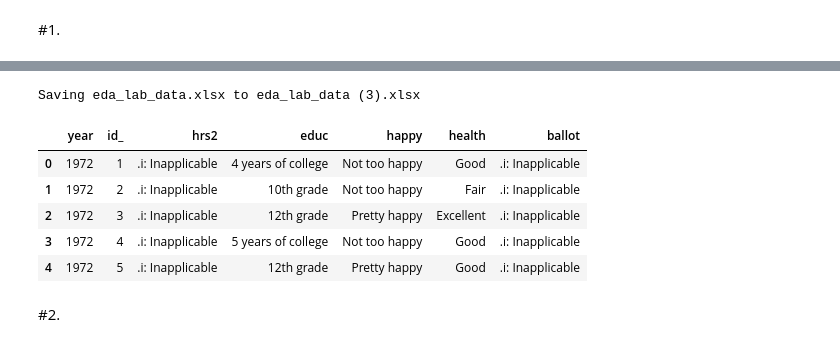
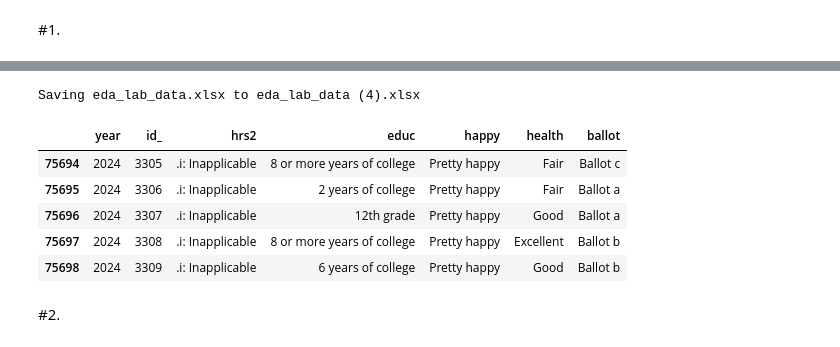
Before and after one commit to mchen899923/lab_eda, a Jupyter notebook: lab_notebook.ipynb, the cells around one changed output, grey strips where cells are left out. Drawn from its saved outputs; the diff is of its cells as text; code cells hidden in the pictures.

```diff
--- a/lab_notebook.ipynb
+++ b/lab_notebook.ipynb
@@ -22,19 +22,21 @@ For example, you might want to look at how aspects of a person's childhood famil
 # %%
 from google.colab import files
 import pandas as pd
 # Upload file(s)
 uploaded = files.upload() #downloaded 7 variables
 
 gss_df = pd.read_excel("eda_lab_data.xlsx") #loaded the data using Pandas (for number 3)
 gss_df.head()
+
+gss_df.tail()
 # %% [output]
 [interactive output not drawn]
-Saving eda_lab_data.xlsx to eda_lab_data (3).xlsx
+Saving eda_lab_data.xlsx to eda_lab_data (4).xlsx
 |  | year | id_ | hrs2 | educ | happy | health | ballot |
-| 0 | 1972 | 1 | .i: Inapplicable | 4 years of college | Not too happy | Good | .i: Inapplicable |
-| 1 | 1972 | 2 | .i: Inapplicable | 10th grade | Not too happy | Fair | .i: Inapplicable |
-| 2 | 1972 | 3 | .i: Inapplicable | 12th grade | Pretty happy | Excellent | .i: Inapplicable |
-| 3 | 1972 | 4 | .i: Inapplicable | 5 years of college | Not too happy | Good | .i: Inapplicable |
-| 4 | 1972 | 5 | .i: Inapplicable | 12th grade | Pretty happy | Good | .i: Inapplicable |
+| 75694 | 2024 | 3305 | .i: Inapplicable | 8 or more years of college | Pretty happy | Fair | Ballot c |
+| 75695 | 2024 | 3306 | .i: Inapplicable | 2 years of college | Pretty happy | Fair | Ballot a |
+| 75696 | 2024 | 3307 | .i: Inapplicable | 12th grade | Pretty happy | Good | Ballot a |
+| 75697 | 2024 | 3308 | .i: Inapplicable | 8 or more years of college | Pretty happy | Excellent | Ballot b |
+| 75698 | 2024 | 3309 | .i: Inapplicable | 6 years of college | Pretty happy | Good | Ballot b |
 # %% [markdown]
 #2.
```
Also changed, not shown: parts of 2 cells of this notebook.
